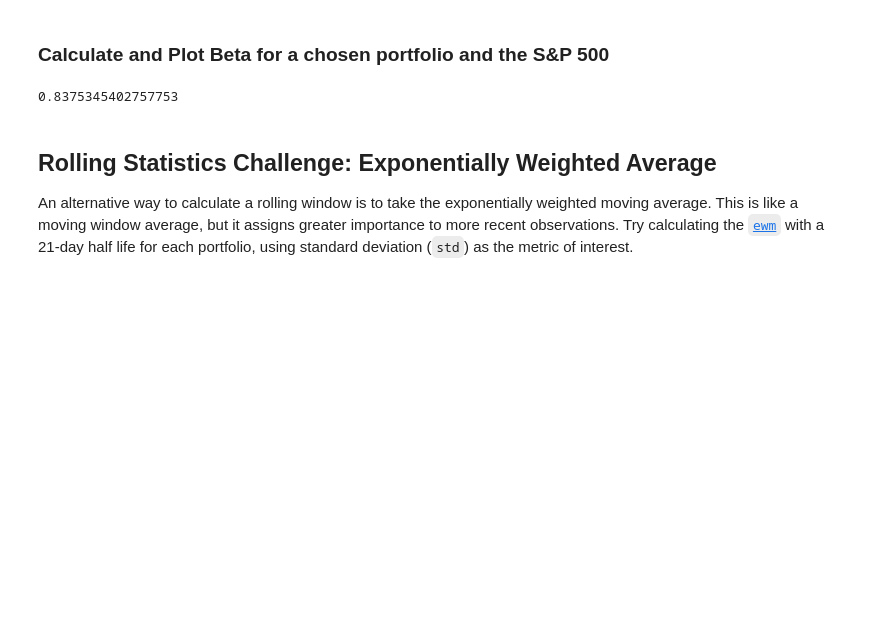
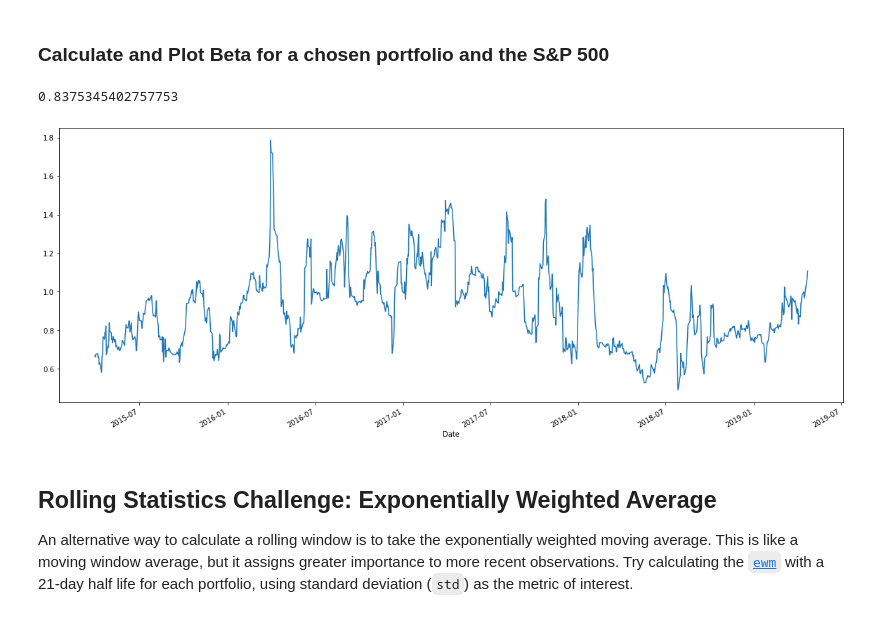
Before and after one commit to lrb924/Portfolio_Performance, a Jupyter notebook: whale_analysis.ipynb, the cells around one changed output. Drawn from its saved outputs; the diff is of its cells as text; code cells hidden in the pictures; blank space fills up the shorter version.

```diff
--- a/whale_analysis.ipynb
+++ b/whale_analysis.ipynb
@@ -31,7 +31,7 @@ Files:
 Read the Whale Portfolio daily returns and clean the data
 # %%
 # Reading whale returns
-whale_returns_df = pd.read_csv("Resources/whale_returns.csv", parse_dates=True, infer_datetime_format=True, index_col="Date")
+whale_returns_df = pd.read_csv("Challenge Files/Resources/whale_returns.csv", parse_dates=True, infer_datetime_format=True, index_col="Date")
 # %%
 whale_returns_df
 # %% [output]
@@ -84,7 +84,7 @@ whale_returns_df
 Read the algorithmic daily returns and clean the data
 # %%
 # Reading algorithmic returns
-algo_returns_df = pd.read_csv("Resources/algo_returns.csv", parse_dates=True, infer_datetime_format=True, index_col="Date")
+algo_returns_df = pd.read_csv("Challenge Files/Resources/algo_returns.csv", parse_dates=True, infer_datetime_format=True, index_col="Date")
 # %%
 # Count nulls
 algo_returns_df.isnull().count()
@@ -118,7 +118,7 @@ algo_returns_df
 Read the S&P 500 historic closing prices and create a new daily returns DataFrame from the data.
 # %%
 # Reading S&P 500 Closing Prices
-sp500_history_df = pd.read_csv("Resources/sp500_history.csv", parse_dates=True, infer_datetime_format=True, index_col="Date")
+sp500_history_df = pd.read_csv("Challenge Files/Resources/sp500_history.csv", parse_dates=True, infer_datetime_format=True, index_col="Date")
 # %%
 # Check Data Types
 sp500_history_df.dtypes
@@ -338,6 +406,14 @@ beta_algo = covariance_algo / variance_SP_500
 beta_algo
 # %% [output]
 0.8375345402757753
+# %%
+# Plot beta trend
+covariance_algo_rolling21 = whale_algo_sp500_returns_df["Algo 2"].rolling(window = 21).cov(whale_algo_sp500_returns_df["SP_500"])
+variance_SP_500_rolling21 = whale_algo_sp500_returns_df["SP_500"].rolling(window = 21).var()
+beta_algo_rolling21 = covariance_algo_rolling21 / variance_SP_500_rolling21
+beta_algo_rolling21.plot(figsize=(20,8));
+# %% [output]
+[figure, added]
 # %% [markdown]
 ## Rolling Statistics Challenge: Exponentially Weighted Average
 
```
Also changed, not shown: parts of 36 cells of this notebook, 2 other files.
